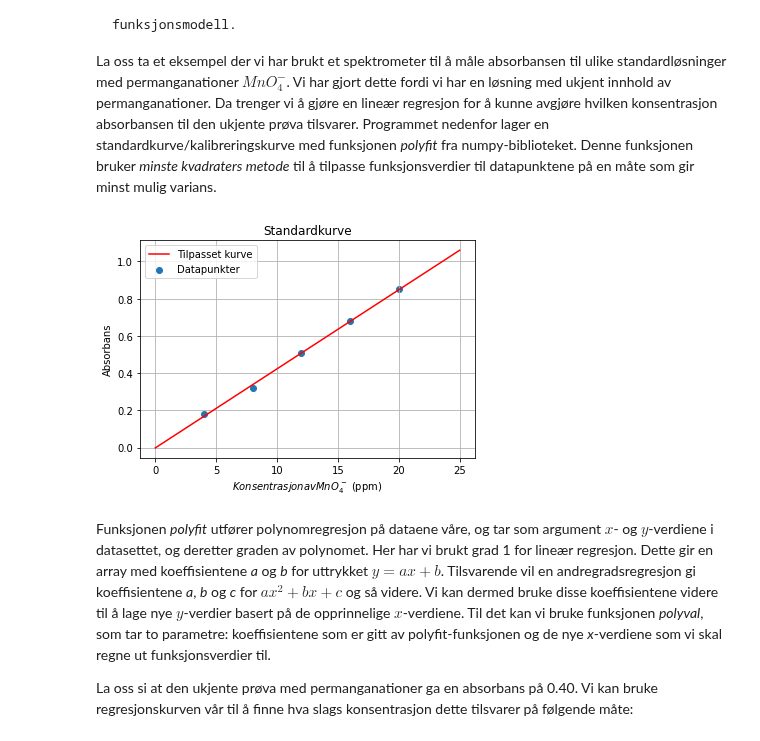
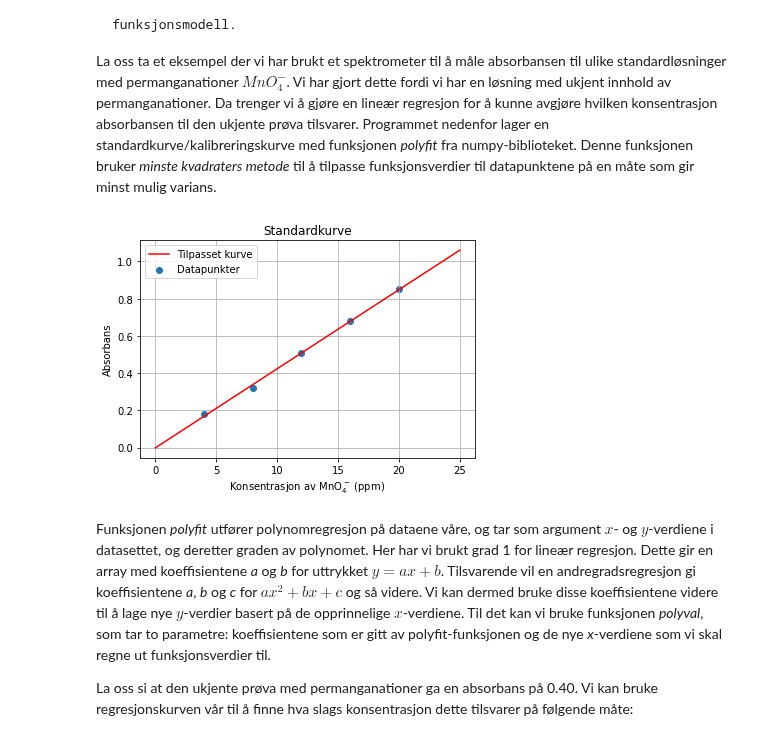
Before and after one commit to andreasdh/Programmering-og-modellering, a Jupyter notebook: docs/tema3_datahandtering/statistikk.ipynb, the cells around one changed output. Saved outputs shown, nothing was run; the diff lists cells and outputs as text; code cells hidden in the pictures.

```diff
--- a/docs/tema3_datahandtering/statistikk.ipynb
+++ b/docs/tema3_datahandtering/statistikk.ipynb
@@ -184,23 +184,23 @@ La oss ta et eksempel der vi har brukt et spektrometer til å måle absorbansen
 # %%
 import numpy as np
 import matplotlib.pyplot as plt
 
 permanganat = [4.0, 8.0, 12.0, 16.0, 20.0] # konsentrasjon i ppm
 absorbans = [0.18, 0.32, 0.51, 0.68, 0.85]
 
 reg = np.polyfit(permanganat, absorbans, 1)  # får koeffisientene a og b i en lineær regresjon (grad 1)
 x = np.linspace(0, 25, 1000)                 # nye x-verdier for regresjonslinja
 y = np.polyval(reg, x)                       # gir et uttrykk på formen y = ax + b, der x = permanganatkonsentrasjonen
 
 plt.scatter(permanganat,absorbans,label='Datapunkter')
 plt.plot(x, y, color = 'red',label='Tilpasset kurve')
 plt.legend()
 plt.title('Standardkurve')
-plt.xlabel('$Konsentrasjon av MnO_4^-$ (ppm)')
+plt.xlabel('Konsentrasjon av MnO$_4^-$ (ppm)')
 plt.ylabel('Absorbans')
 plt.grid()
 # %% [output]
-[figure, old version]
+[figure, new version]
 # %% [markdown]
 Funksjonen _polyfit_ utfører polynomregresjon på dataene våre, og tar som argument $x$- og $y$-verdiene i datasettet, og deretter graden av polynomet. Her har vi brukt grad 1 for lineær regresjon. Dette gir en array med koeffisientene _a_ og _b_ for uttrykket $y = ax + b$. Tilsvarende vil en andregradsregresjon gi koeffisientene _a_, _b_ og _c_ for $ax^2 + bx + c$ og så videre. Vi kan dermed bruke disse koeffisientene videre til å lage nye $y$-verdier basert på de opprinnelige $x$-verdiene. Til det kan vi bruke funksjonen _polyval_, som tar to parametre: koeffisientene som er gitt av polyfit-funksjonen og de nye _x_-verdiene som vi skal regne ut funksjonsverdier til.
 
```
Also changed, not shown: parts of 3 cells of this notebook.
